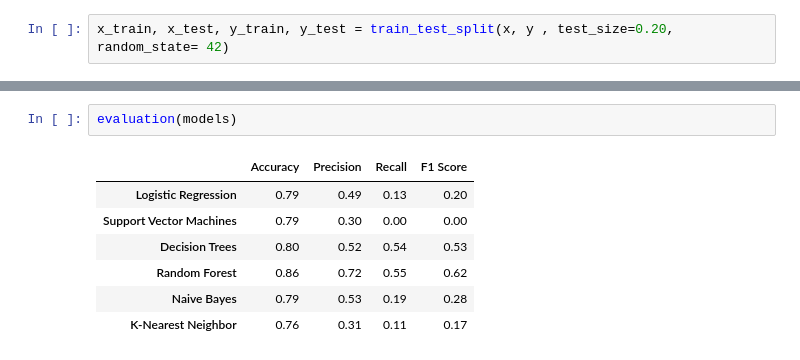
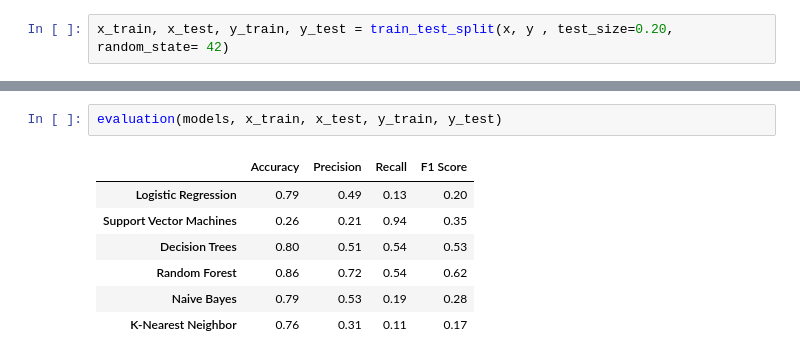
Before and after one commit to betuldemirdag/Ada_Lovelace_Akademi_Bitirme_Projesi, a Jupyter notebook: bank_churn.ipynb, the cells around one changed output, grey strips where cells are left out. Saved outputs shown, nothing was run; the diff lists cells and outputs as text.

```diff
--- a/bank_churn.ipynb
+++ b/bank_churn.ipynb
@@ -321,10 +267,10 @@ x_train, x_test, y_train, y_test = train_test_split(x, y , test_size=0.20, rando
 # %%
-evaluation(models)
+evaluation(models, x_train, x_test, y_train, y_test)
 # %% [output]
 |  | Accuracy | Precision | Recall | F1 Score |
 | Logistic Regression | 0.79 | 0.49 | 0.13 | 0.20 |
-| Support Vector Machines | 0.79 | 0.30 | 0.00 | 0.00 |
-| Decision Trees | 0.80 | 0.52 | 0.54 | 0.53 |
-| Random Forest | 0.86 | 0.72 | 0.55 | 0.62 |
+| Support Vector Machines | 0.26 | 0.21 | 0.94 | 0.35 |
+| Decision Trees | 0.80 | 0.51 | 0.54 | 0.53 |
+| Random Forest | 0.86 | 0.72 | 0.54 | 0.62 |
 | Naive Bayes | 0.79 | 0.53 | 0.19 | 0.28 |
 | K-Nearest Neighbor | 0.76 | 0.31 | 0.11 | 0.17 |
```
Also changed, not shown: parts of 16 cells of this notebook, 1 other file.
